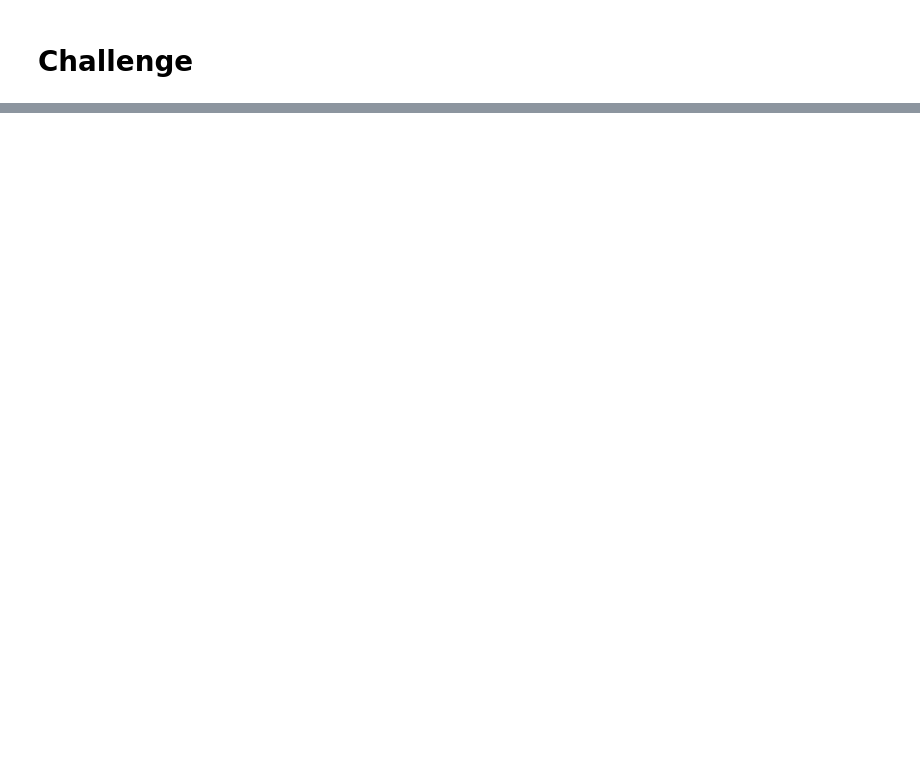
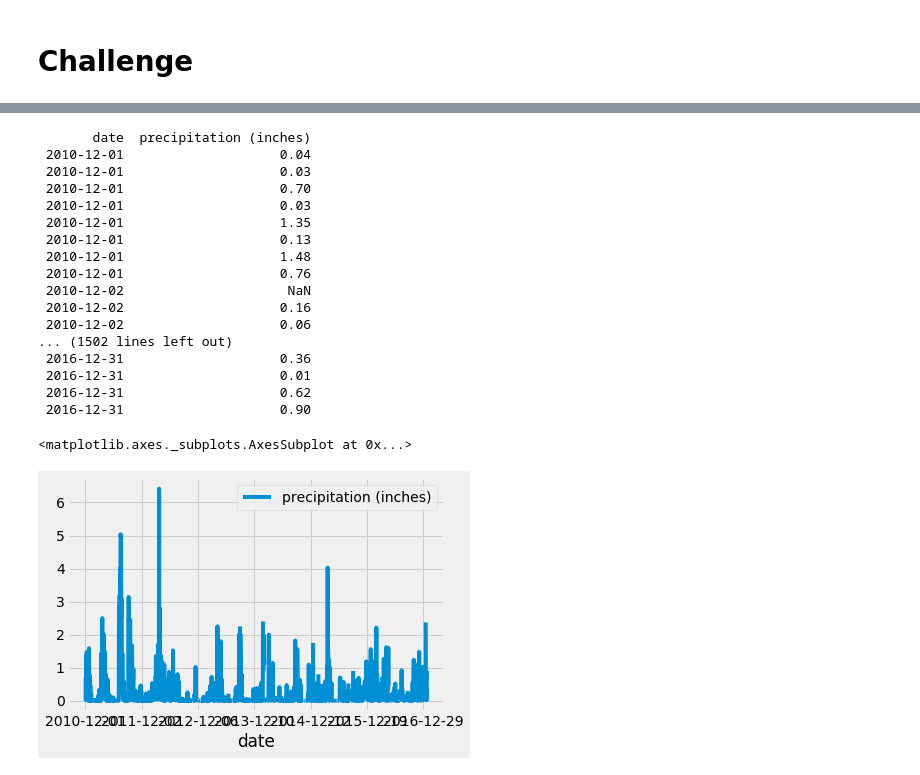
Before and after one commit to PaulIsenberg/surfs_up, a Jupyter notebook: climate_analysis (4).ipynb, the cells around one changed output, grey strips where cells are left out. Saved outputs shown, nothing was run; the diff lists cells and outputs as text; code cells hidden in the pictures; blank space fills up the shorter version.

```diff
--- a/climate_analysis (4).ipynb
+++ b/climate_analysis (4).ipynb
@@ -161,0 +285,34 @@ plt.tight_layout()
+# %%
+results_pcpt_dec = session.query(Measurement.date, Measurement.prcp).filter(extract('month', Measurement.date)==12).all()
+##print(results)
+# Save the query results as a Pandas DataFrame and set the index to the date column
+df3 = pd.DataFrame(results_pcpt_dec, columns=['date','precipitation (inches)'])
+df3.set_index(df3['date'], inplace=True)
+##print(df)
+##print(df.to_string(index=False))
+# Sort the dataframe by date
+df3 = df3.sort_index()
+#print(df)
+print(df3.to_string(index=False))
+# Use Pandas Plotting with Matplotlib to plot the data
+df3.plot()
+# %% [output]
+       date  precipitation (inches)
+ 2010-12-01                    0.04
+ 2010-12-01                    0.03
+ 2010-12-01                    0.70
+ 2010-12-01                    0.03
+ 2010-12-01                    1.35
+ 2010-12-01                    0.13
+ 2010-12-01                    1.48
+ 2010-12-01                    0.76
+ 2010-12-02                     NaN
+ 2010-12-02                    0.16
+ 2010-12-02                    0.06
+... (1502 lines left out)
+ 2016-12-31                    0.36
+ 2016-12-31                    0.01
+ 2016-12-31                    0.62
+ 2016-12-31                    0.90
+<matplotlib.axes._subplots.AxesSubplot at 0x...>
+[figure, added]
```
Also changed, not shown: parts of 13 cells of this notebook, 1 other file.
